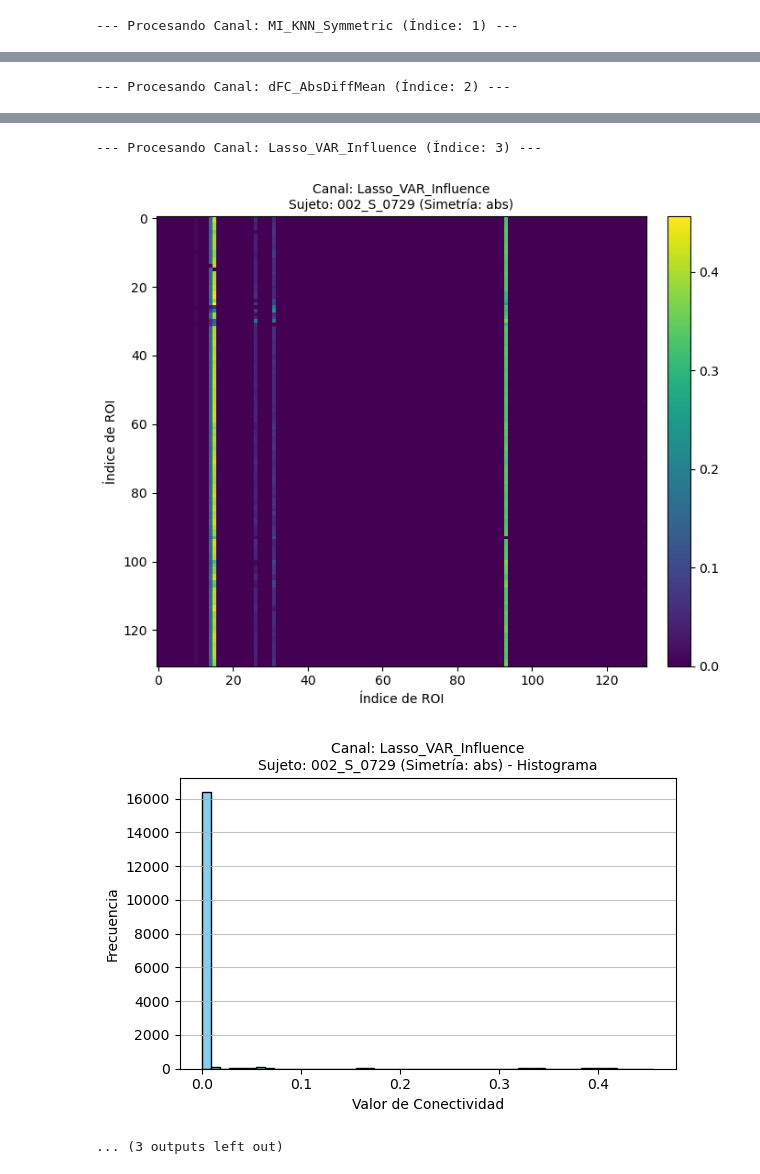
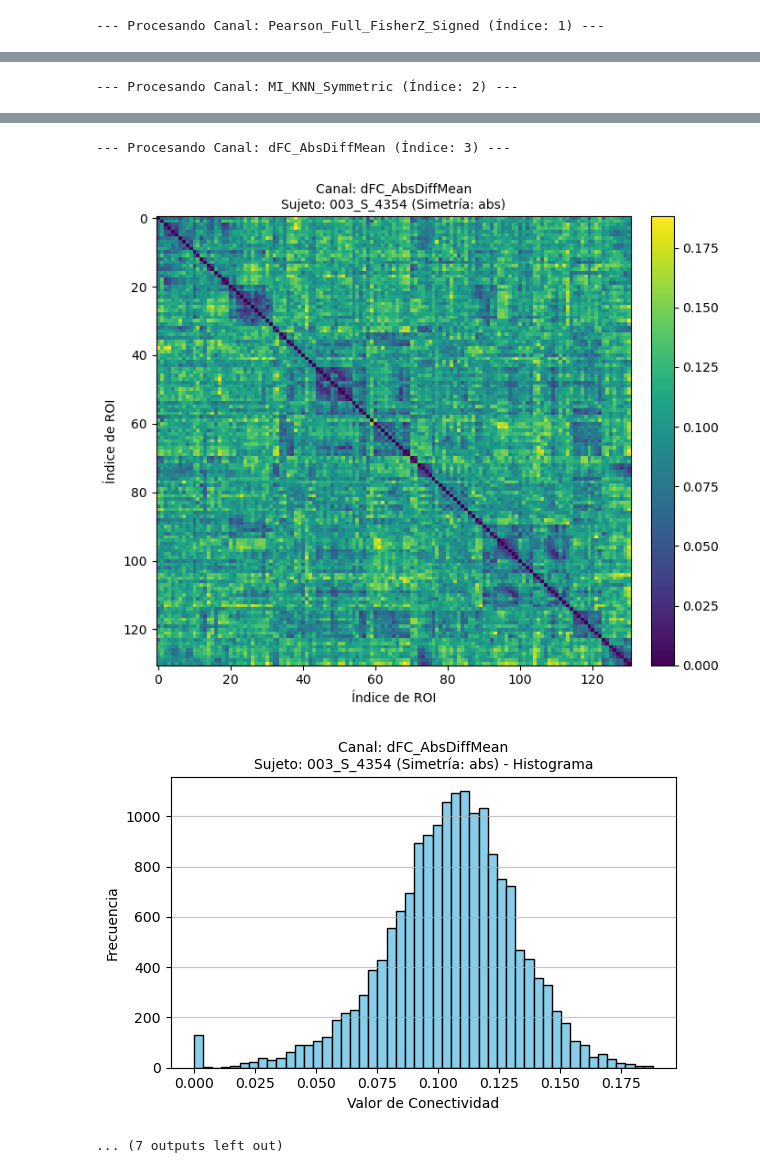
Before and after one commit to SantiagoVBlasL/AAL_166, a Jupyter notebook: load_and_plot_tensor.ipynb, the cells around one changed output, grey strips where cells are left out. Drawn from its saved outputs; the diff is of its cells as text; code cells hidden in the pictures.

```diff
--- a/load_and_plot_tensor.ipynb
+++ b/load_and_plot_tensor.ipynb
@@ -252,16 +252,17 @@ def visualize_tensor_data(
 # Asegúrate de que esta ruta sea correcta para tu sistema y la salida de tu pipeline.
 # El nombre del directorio puede variar ligeramente (ej. v6.5 vs v6.4_Robust)
 INDIVIDUAL_TENSORS_BASE_DIR = Path(
-    "/home/diego/Escritorio/AAL3/AAL3_131ROIs_fmri_tensor_OMST_GCE_1lag_NeuroEnhanced_v6.5.3_ElasticNetRelaxed/individual_subject_tensors"
+    "/home/diego/Escritorio/AAL3/AAL3_131ROIs_fmri_tensor_OMST_GCE_Signed_GrangerLag1_NeuroEnhanced_v6.5.9_ParallelTuned/individual_subject_tensors"
 )
 #INDIVIDUAL_TENSORS_BASE_DIR = Path("/home/diego/Escritorio/AAL3/AAL3_131ROIs_fmri_tensor_OMST_GCE_1lag_NeuroEnhanced_v6.5/individual_subject_tensors") # Ejemplo
 # NOMBRE_ARCHIVO_TENSOR_GLOBAL = Path("/home/diego/Escritorio/AAL3/AAL3_131ROIs_fmri_tensor_OMST_GCE_1lag_NeuroEnhanced_v6.5/GLOBAL_TENSOR_AAL3_131ROIs_434subs_4ch_1lag.npz") # Ejemplo
 
 
 # --- Ejemplo 1: Visualizar TODOS los canales de un sujeto individual ---
-subject_id_to_check = "002_S_0729"
+subject_id_to_check = "003_S_4354"
 # Asumiendo que el nombre de archivo es consistente con tu pipeline (4 canales, 131 ROIs)
-file_name_individual = f"tensor_4ch_131rois_{subject_id_to_check}.npz"
+#file_name_individual = f"tensor_4ch_131rois_{subject_id_to_check}.npz"
+file_name_individual = f"tensor_6ch_131rois_{subject_id_to_check}.npz" # Asegúrate de que este nombre sea correcto
 tensor_file_path_individual = INDIVIDUAL_TENSORS_BASE_DIR / file_name_individual
 
 if tensor_file_path_individual.exists():
@@ -330 +331 @@ Seleccionando todos los 4 canales disponibles.
---- Procesando Canal: MI_KNN_Symmetric (Índice: 1) ---
+--- Procesando Canal: Pearson_Full_FisherZ_Signed (Índice: 1) ---
@@ -333 +334 @@ Seleccionando todos los 4 canales disponibles.
---- Procesando Canal: dFC_AbsDiffMean (Índice: 2) ---
+--- Procesando Canal: MI_KNN_Symmetric (Índice: 2) ---
@@ -336,4 +337,4 @@ Seleccionando todos los 4 canales disponibles.
---- Procesando Canal: Lasso_VAR_Influence (Índice: 3) ---
+--- Procesando Canal: dFC_AbsDiffMean (Índice: 3) ---
-[figure, old version]
+[figure, new version]
-[figure, old version]
+[figure, new version]
-... (3 outputs left out)
+... (7 outputs left out)
```
Also changed, not shown: parts of 1 cell of this notebook, 1 other file.
